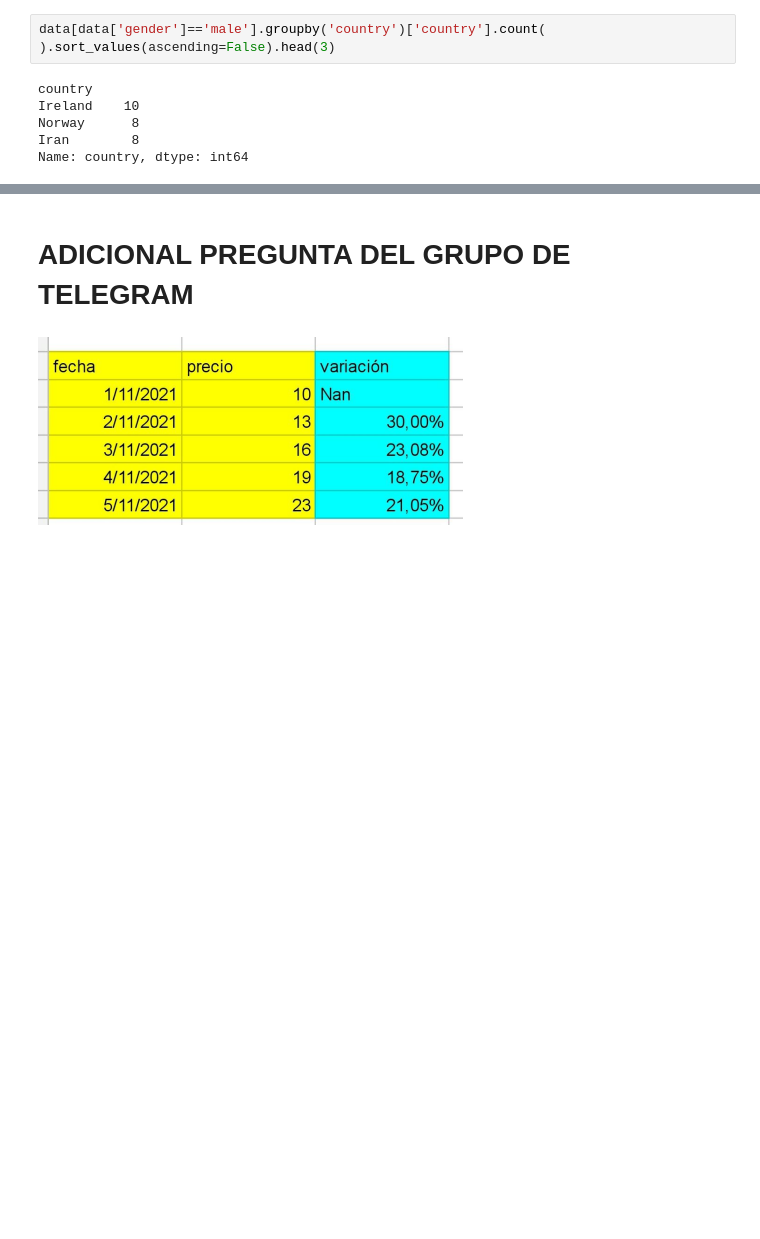
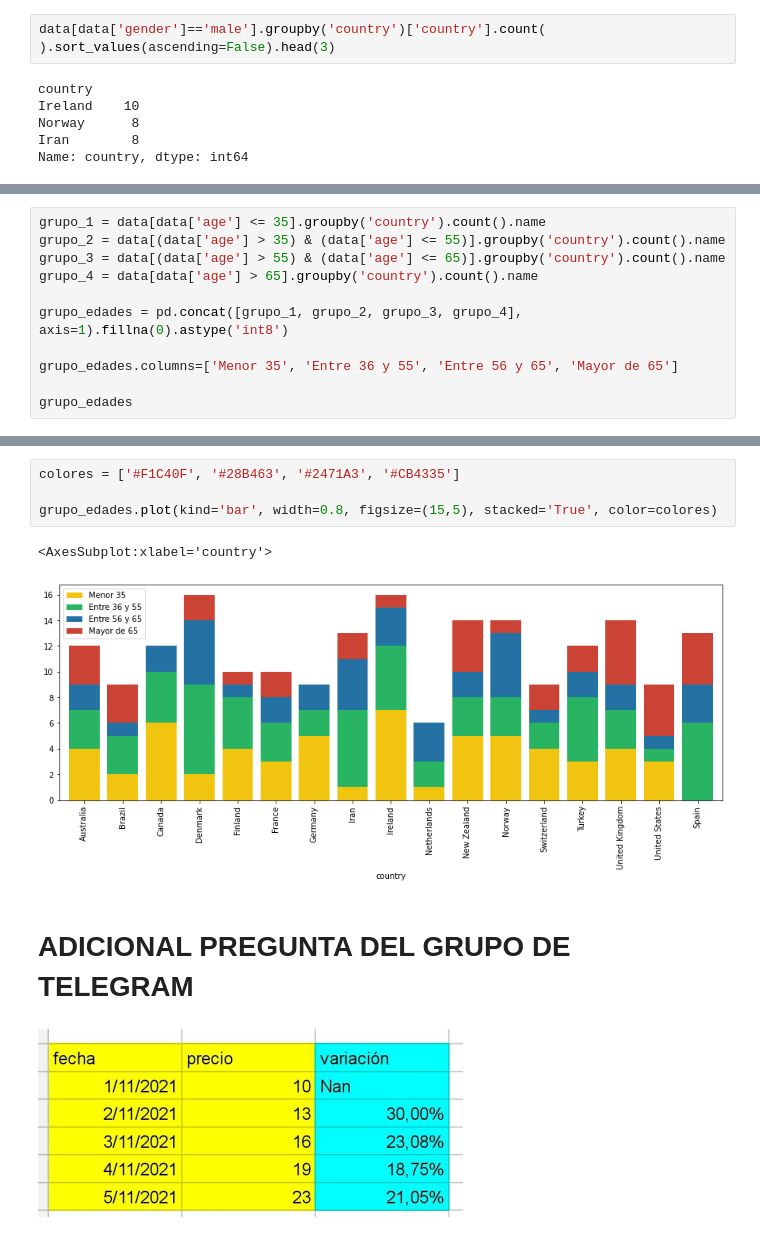
Before and after one commit to MayumyCH/bootcamp_ciencia_de_datos, a Jupyter notebook: modulos/02. Intro al computo cientifico/Tarea_Curso_intro_analisis_datos_python.ipynb, the cells around one changed output, grey strips where cells are left out. Drawn from its saved outputs; the diff is of its cells as text; blank space fills up the shorter version.

```diff
--- a/modulos/02. Intro al computo cientifico/Tarea_Curso_intro_analisis_datos_python.ipynb
+++ b/modulos/02. Intro al computo cientifico/Tarea_Curso_intro_analisis_datos_python.ipynb
@@ -225,0 +436,11 @@ Name: country, dtype: int64
+# %%
+grupo_1 = data[data['age'] <= 35].groupby('country').count().name
+grupo_2 = data[(data['age'] > 35) & (data['age'] <= 55)].groupby('country').count().name
+grupo_3 = data[(data['age'] > 55) & (data['age'] <= 65)].groupby('country').count().name
+grupo_4 = data[data['age'] > 65].groupby('country').count().name
+
+grupo_edades = pd.concat([grupo_1, grupo_2, grupo_3, grupo_4], axis=1).fillna(0).astype('int8')
+
+grupo_edades.columns=['Menor 35', 'Entre 36 y 55', 'Entre 56 y 65', 'Mayor de 65']
+
+grupo_edades
@@ -226,3 +467,10 @@ Name: country, dtype: int64
+# %%
+colores = ['#F1C40F', '#28B463', '#2471A3', '#CB4335']
+
+grupo_edades.plot(kind='bar', width=0.8, figsize=(15,5), stacked='True', color=colores)
+# %% [output]
+<AxesSubplot:xlabel='country'>
+[figure, added]
 # %% [markdown]
 # ADICIONAL PREGUNTA DEL GRUPO DE TELEGRAM
 # %% [markdown]
```
Also changed, not shown: parts of 18 cells of this notebook, 4 other files.
